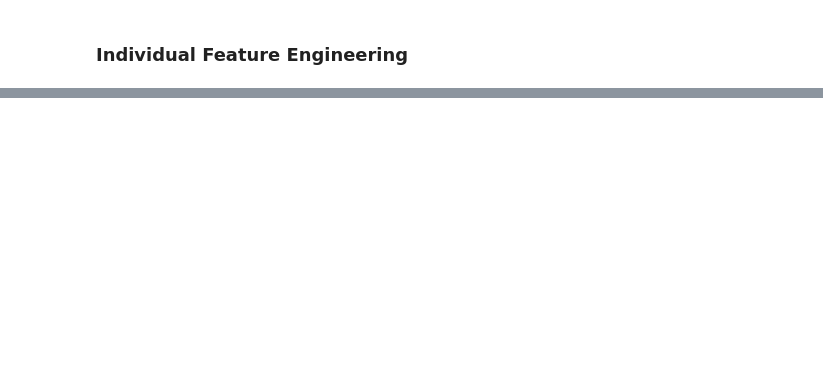
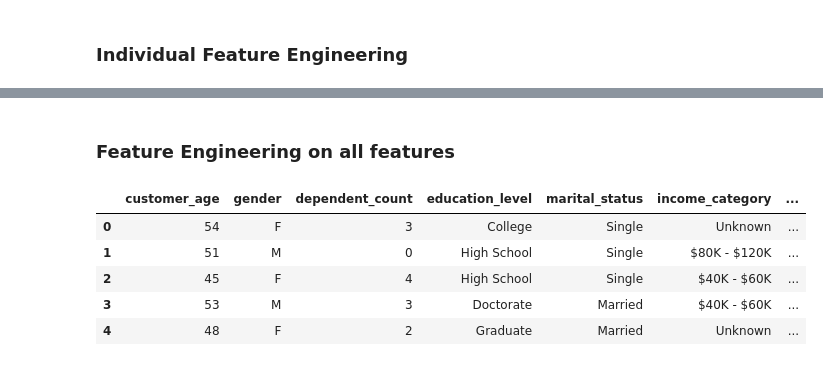
Before and after one commit to MUbarak123-56/bank-churners, a Jupyter notebook: 22-feature-engineering-pipeline.ipynb, the cells around one changed output, grey strips where cells are left out. Drawn from its saved outputs; the diff is of its cells as text; code cells hidden in the pictures; blank space fills up the shorter version.

```diff
--- a/22-feature-engineering-pipeline.ipynb
+++ b/22-feature-engineering-pipeline.ipynb
@@ -58,0 +165,12 @@ df2 = pipe.fit(df)
+# %% [markdown]
+### Feature Engineering on all features
+# %%
+df_use = df.drop(["clientnum", "attrition_flag"], axis = 1)
+df_use.head()
+# %% [output]
+|  | customer_age | gender | dependent_count | education_level | marital_status | income_category | ... |
+| 0 | 54 | F | 3 | College | Single | Unknown | ... |
+| 1 | 51 | M | 0 | High School | Single | $80K - $120K | ... |
+| 2 | 45 | F | 4 | High School | Single | $40K - $60K | ... |
+| 3 | 53 | M | 3 | Doctorate | Married | $40K - $60K | ... |
+| 4 | 48 | F | 2 | Graduate | Married | Unknown | ... |
```
Also changed, not shown: parts of 38 cells of this notebook, 4 other files.
